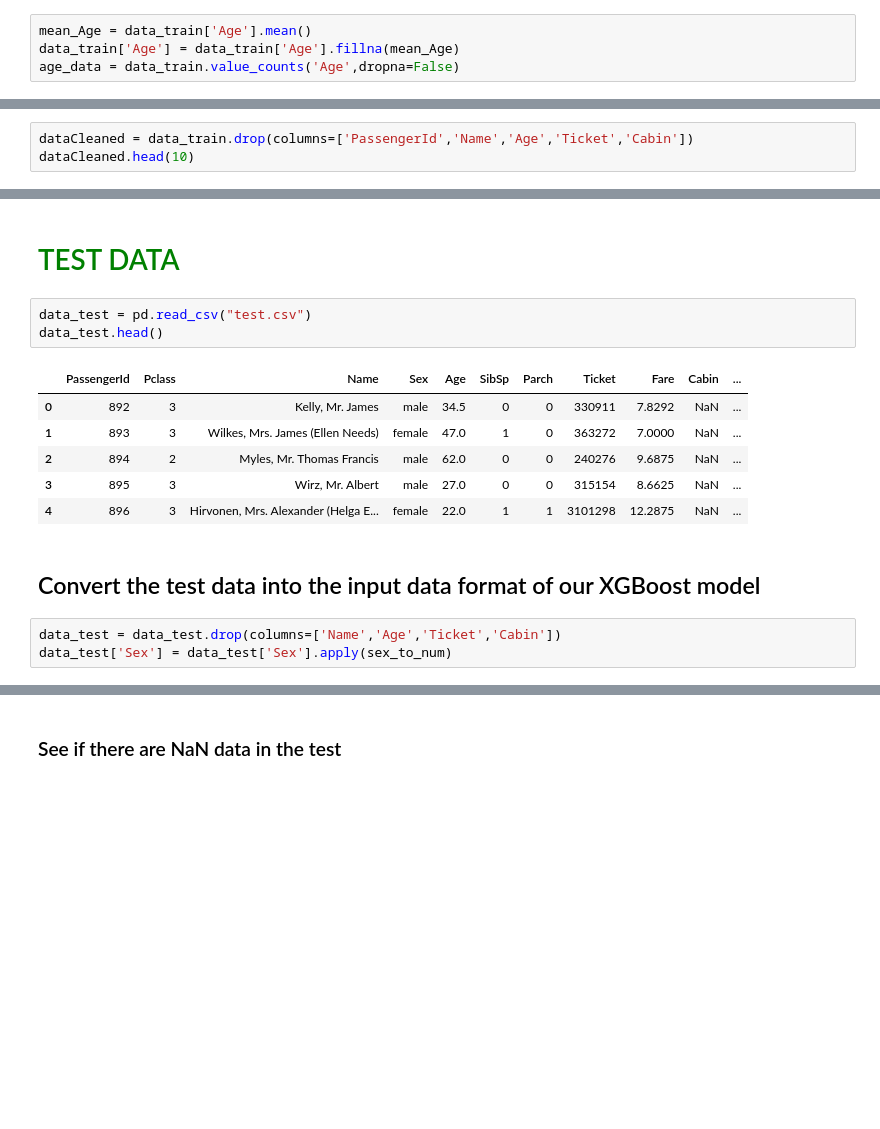
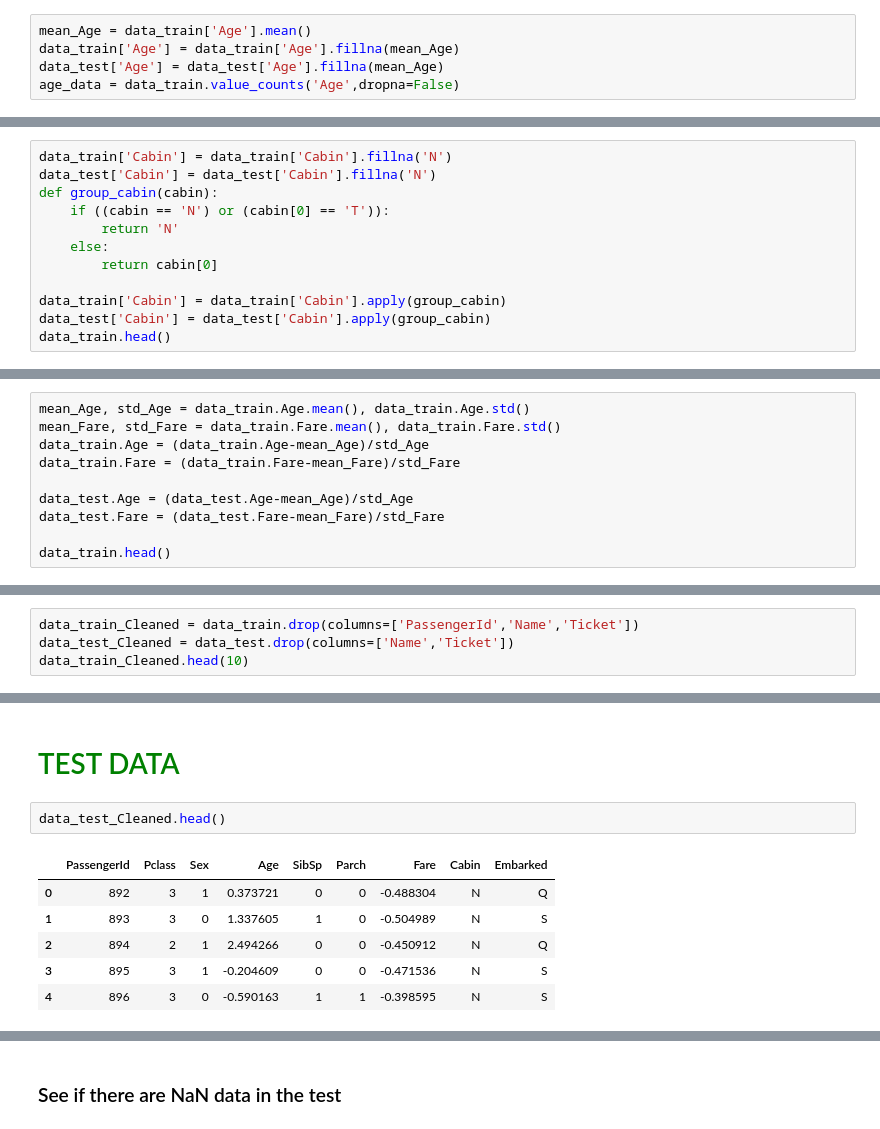
Before and after one commit to rfjd/Machine-Learning, a Jupyter notebook: kaggle/Competitions/Titanic/titanic.ipynb, the cells around one changed output, grey strips where cells are left out. Drawn from its saved outputs; the diff is of its cells as text; blank space fills up the shorter version.

```diff
--- a/kaggle/Competitions/Titanic/titanic.ipynb
+++ b/kaggle/Competitions/Titanic/titanic.ipynb
@@ -179,6 +182,7 @@ Length: 89, dtype: int64
 # %%
 mean_Age = data_train['Age'].mean()
 data_train['Age'] = data_train['Age'].fillna(mean_Age)
+data_test['Age'] = data_test['Age'].fillna(mean_Age)
 age_data = data_train.value_counts('Age',dropna=False)
 # %%
 survived_by_feature, feature_counts, ax, fig = barplots('Age',data_train)
@@ -293,0 +304,12 @@ Length: 148, dtype: int64
+# %%
+data_train['Cabin'] = data_train['Cabin'].fillna('N')
+data_test['Cabin'] = data_test['Cabin'].fillna('N')
+def group_cabin(cabin):
+    if ((cabin == 'N') or (cabin[0] == 'T')):
+        return 'N'
+    else:
+        return cabin[0]
+
+data_train['Cabin'] = data_train['Cabin'].apply(group_cabin)
+data_test['Cabin'] = data_test['Cabin'].apply(group_cabin)
+data_train.head()
@@ -332,0 +375,10 @@ We consider **Pclass**, **Sex**, **SibSp**, **Parch**, **Fare**, and **Embarked*
+# %%
+mean_Age, std_Age = data_train.Age.mean(), data_train.Age.std()
+mean_Fare, std_Fare = data_train.Fare.mean(), data_train.Fare.std()
+data_train.Age = (data_train.Age-mean_Age)/std_Age
+data_train.Fare = (data_train.Fare-mean_Fare)/std_Fare
+
+data_test.Age = (data_test.Age-mean_Age)/std_Age
+data_test.Fare = (data_test.Fare-mean_Fare)/std_Fare
+
+data_train.head()
@@ -333,4 +392,5 @@ We consider **Pclass**, **Sex**, **SibSp**, **Parch**, **Fare**, and **Embarked*
 # %%
-dataCleaned = data_train.drop(columns=['PassengerId','Name','Age','Ticket','Cabin'])
-dataCleaned.head(10)
+data_train_Cleaned = data_train.drop(columns=['PassengerId','Name','Ticket'])
+data_test_Cleaned = data_test.drop(columns=['Name','Ticket'])
+data_train_Cleaned.head(10)
 # %% [output]
@@ -476,17 +496,11 @@ XGBoost:
 # %% [markdown]
 # <span style="color:green"> TEST DATA </span>
 # %%
-data_test = pd.read_csv("test.csv")
-data_test.head()
+data_test_Cleaned.head()
 # %% [output]
-|  | PassengerId | Pclass | Name | Sex | Age | SibSp | Parch | Ticket | Fare | Cabin | ... |
-| 0 | 892 | 3 | Kelly, Mr. James | male | 34.5 | 0 | 0 | 330911 | 7.8292 | NaN | ... |
-| 1 | 893 | 3 | Wilkes, Mrs. James (Ellen Needs) | female | 47.0 | 1 | 0 | 363272 | 7.0000 | NaN | ... |
-| 2 | 894 | 2 | Myles, Mr. Thomas Francis | male | 62.0 | 0 | 0 | 240276 | 9.6875 | NaN | ... |
-| 3 | 895 | 3 | Wirz, Mr. Albert | male | 27.0 | 0 | 0 | 315154 | 8.6625 | NaN | ... |
-| 4 | 896 | 3 | Hirvonen, Mrs. Alexander (Helga E... | female | 22.0 | 1 | 1 | 3101298 | 12.2875 | NaN | ... |
+|  | PassengerId | Pclass | Sex | Age | SibSp | Parch | Fare | Cabin | Embarked |
+| 0 | 892 | 3 | 1 | 0.373721 | 0 | 0 | -0.488304 | N | Q |
+| 1 | 893 | 3 | 0 | 1.337605 | 1 | 0 | -0.504989 | N | S |
+| 2 | 894 | 2 | 1 | 2.494266 | 0 | 0 | -0.450912 | N | Q |
+| 3 | 895 | 3 | 1 | -0.204609 | 0 | 0 | -0.471536 | N | S |
+| 4 | 896 | 3 | 0 | -0.590163 | 1 | 1 | -0.398595 | N | S |
-# %% [markdown]
-## Convert the test data into the input data format of our XGBoost model
-# %%
-data_test = data_test.drop(columns=['Name','Age','Ticket','Cabin'])
-data_test['Sex'] = data_test['Sex'].apply(sex_to_num)
```
Also changed, not shown: parts of 27 cells of this notebook, 1 other file.
